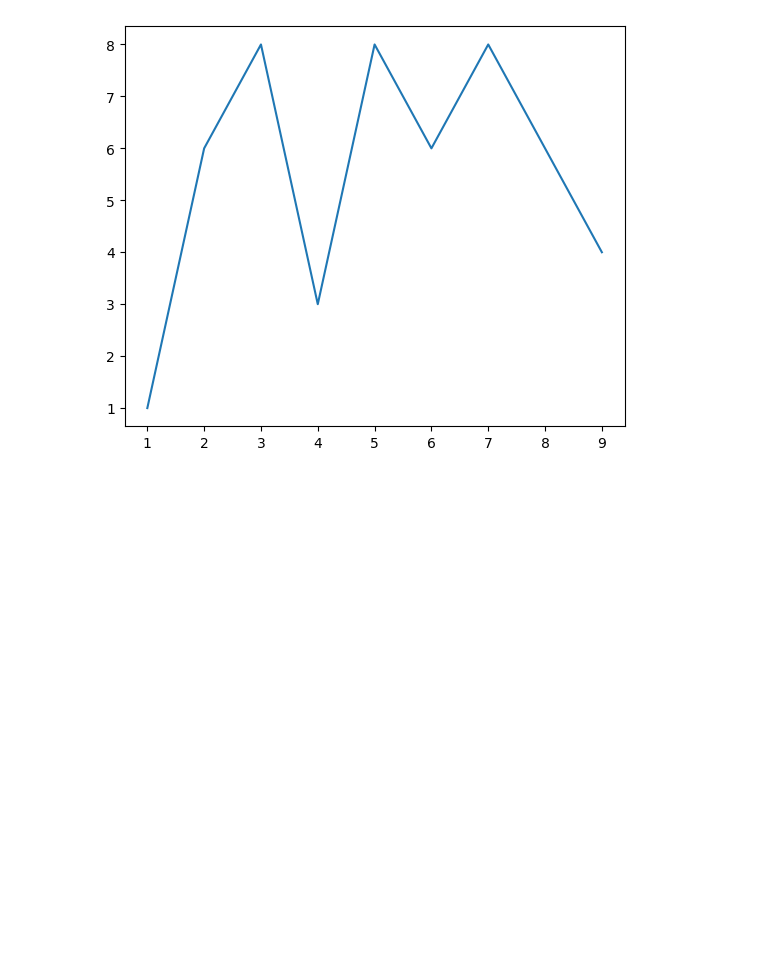
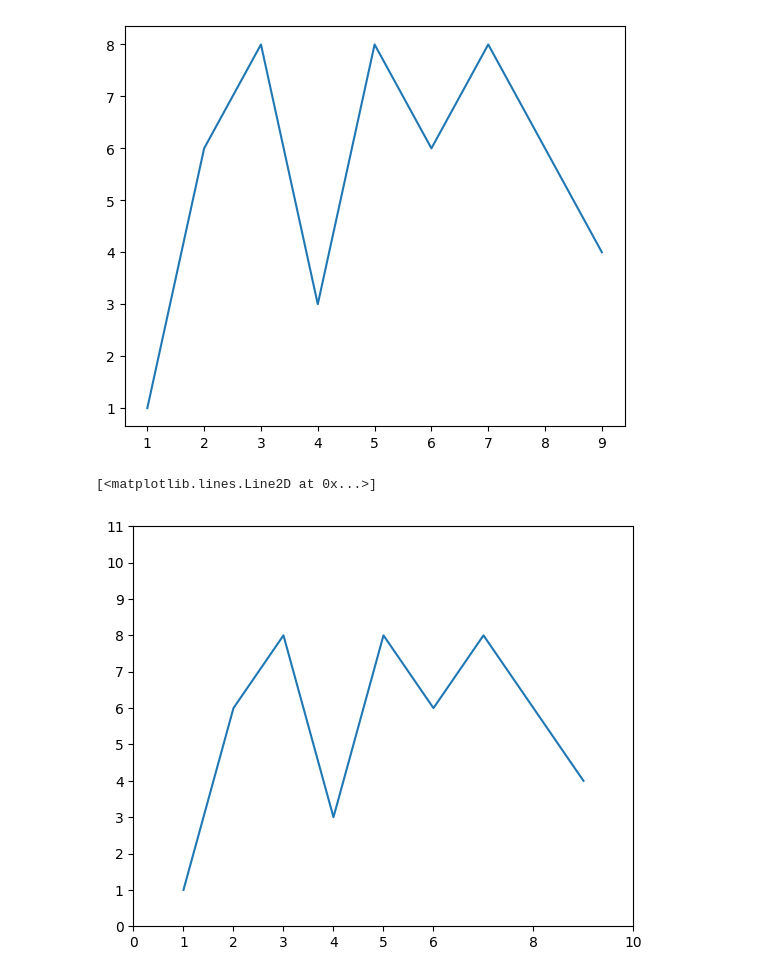
Before and after one commit to alphacodicnerd/practice-repo, a Jupyter notebook: Practice - Pandas, Numpy Intro.ipynb, the cells around one changed output. Drawn from its saved outputs; the diff is of its cells as text; code cells hidden in the pictures; blank space fills up the shorter version.

```diff
--- a/Practice - Pandas, Numpy Intro.ipynb
+++ b/Practice - Pandas, Numpy Intro.ipynb
@@ -498,8 +498,13 @@ ax.plot(x,y)
 # %%
 fig = plt.figure() #creating empty figure step 1 of object oriented method
 ax = fig.add_axes([.1,.1,1,1])
 
 ax.set_xlim([1,9])
 ax.set_ylim([0,5])
-ax.set_xticks([0,1,2,3,4,5,6,7,8])
-ax.set_yticks()
+ax.set_xticks([0,1,2,3,4,5,6,8,10])
+ax.set_yticks([0,1,2,3,4,5,6,7,8,9,10,11])
+
+ax.plot(x,y)
+# %% [output]
+[<matplotlib.lines.Line2D at 0x...>]
+[figure, added]
```
Also changed, not shown: parts of 11 cells of this notebook.
